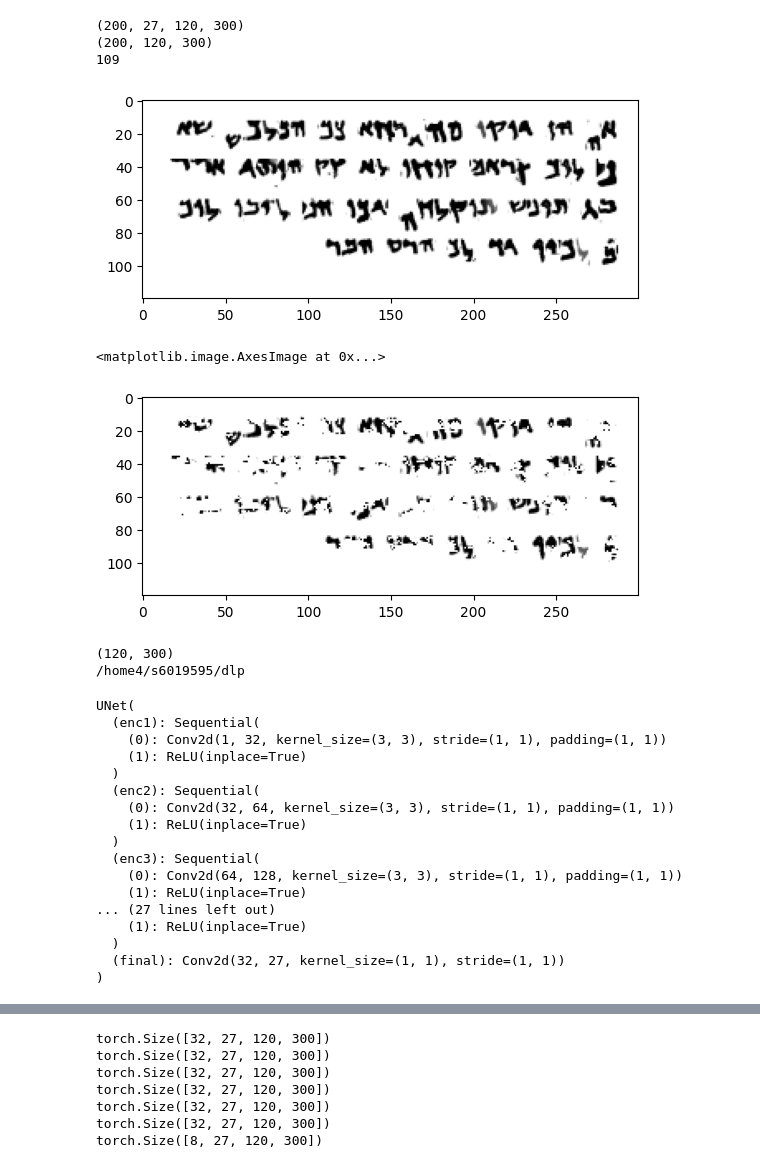
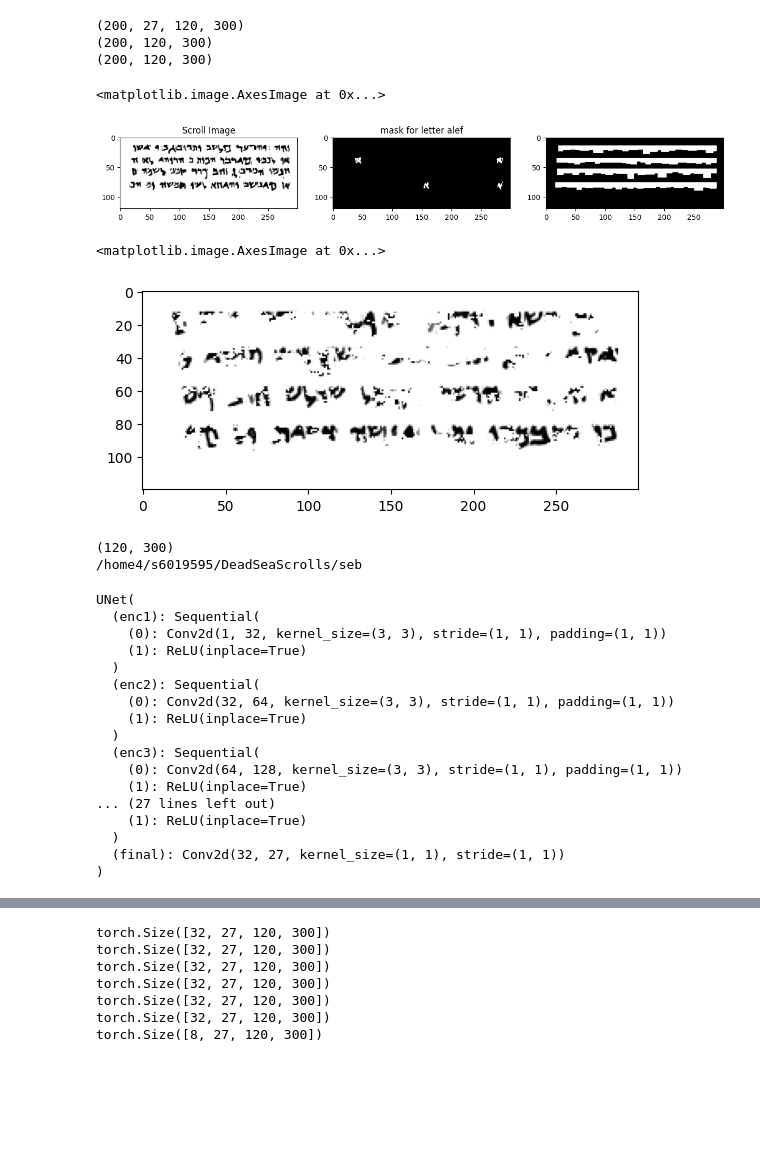
Before and after one commit to DeLnlyMthrLvr/DeadSeaScrolls, a Jupyter notebook: seb/playground.ipynb, the cells around one changed output, grey strips where cells are left out. Saved outputs shown, nothing was run; the diff lists cells and outputs as text; code cells hidden in the pictures; blank space fills up the shorter version.

Commit message:
feat: line segmentation

```diff
--- a/seb/playground.ipynb
+++ b/seb/playground.ipynb
@@ -38,17 +38,23 @@ plt.show()
 
 settings = SynthSettings(downscale_factor=0.3)
 generator = DataGenerator(settings=settings)
-tokens, masks, scrolls = generator.generate_ngram_scrolls(200)
+tokens, masks, scrolls, line_masks = generator.generate_ngram_scrolls(200)
 # %%
 print(masks.shape)
 print(scrolls.shape)
-plt.imshow(scrolls[0], cmap="gray")
-print((tokens[0] > -1).sum())
+print(line_masks.shape)
+fig,ax = plt.subplots(1,3,figsize=(15,10))
+ax[0].imshow(scrolls[0],cmap="gray")
+ax[0].set_title("Scroll Image")
+ax[1].imshow(masks[0,0], cmap="gray")
+ax[1].set_title("mask for letter alef")
+ax[2].imshow(line_masks[0], cmap="gray")
 # %% [output]
 (200, 27, 120, 300)
 (200, 120, 300)
-109
+(200, 120, 300)
+<matplotlib.image.AxesImage at 0x...>
-[figure, old version]
+[figure, new version]
 # %%
 noiser = Noise(image_size=generator.settings.downscale_size)
 noiser.create_masks(5)
@@ -58,7 +64,7 @@ dmgd_scrolls = noiser.damage(images=scrolls, strength=0.3)
 plt.imshow(dmgd_scrolls[0], cmap="gray")
 # %% [output]
 <matplotlib.image.AxesImage at 0x...>
-[figure, old version]
+[figure, new version]
 # %%
 print(scrolls[0].shape)
 import os
@@ -69,7 +75,7 @@ model.to("cuda")
 model.eval()
 # %% [output]
 (120, 300)
-/home4/s6019595/dlp
+/home4/s6019595/DeadSeaScrolls/seb
 UNet(
   (enc1): Sequential(
     (0): Conv2d(1, 32, kernel_size=(3, 3), stride=(1, 1), padding=(1, 1))
```
Also changed, not shown: parts of 14 cells of this notebook, 4 other files.
